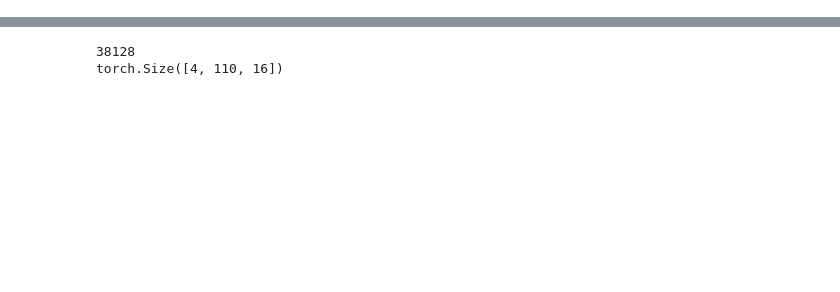
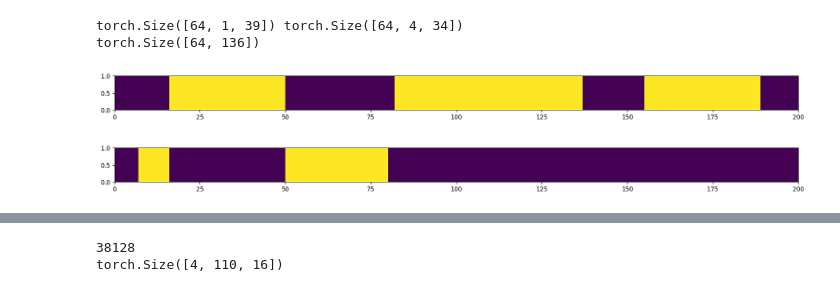
Before and after one commit to eisbetterthanpi/JEPA, a Jupyter notebook: Seq_JEPA.ipynb, the cells around one changed output, grey strips where cells are left out. Cells and saved outputs as stored; diff of their text form; code cells hidden in the pictures; blank space fills up the shorter version.

```diff
--- a/Seq_JEPA.ipynb
+++ b/Seq_JEPA.ipynb
@@ -412,36 +394,50 @@ class MaskCollator(object):
         # --
         collated_masks_enc = [[cm[:min_keep_enc] for cm in cm_list] for cm_list in collated_masks_enc]
         collated_masks_enc = torch.utils.data.default_collate(collated_masks_enc)
         return collated_masks_enc, collated_masks_pred
 
 batch=64
 length=200
 mask_collator = MaskCollator(length=length, enc_mask_scale=(.85, 1.), pred_mask_scale=(.15, .2),
         nenc=1, npred=4, min_keep=4,
         # allow_overlap=True)
         allow_overlap=False)
 
 collated_masks_enc, collated_masks_pred = mask_collator(batch)
 
 context_indices, trg_indices = torch.stack(collated_masks_enc).transpose(0,1), torch.stack(collated_masks_pred).transpose(0,1)
 print(context_indices.shape, trg_indices.shape)
 # print(collated_masks_enc[0])
 # img = torch.ones(200)
 # img[collated_masks_enc[0]] = 0
 # print(img)
 # print(context_indices)
 zero_mask = torch.zeros(batch ,length, device=device)
 zero_mask[torch.arange(batch).unsqueeze(-1), context_indices.squeeze(1)] = 1
-print(zero_mask[0])
+# print(zero_mask[0])
 
 zero_mask = torch.zeros(batch ,length, device=device)
 # zero_mask[torch.arange(batch).unsqueeze(-1), trg_indices[:,0]] = 0
 # trg_indices = torch.unique(trg_indices.flatten(1), dim=1)
 trg_indices = trg_indices.flatten(1).unique(dim=1)
 print(trg_indices.shape)
 zero_mask[torch.arange(batch).unsqueeze(-1), trg_indices] = 1
-# for i in range(4):
-#     zero_mask[torch.arange(batch).unsqueeze(-1), trg_indices[:,i]] = 1
-print(zero_mask[0])
+# print(zero_mask[0])
+
+
+trg_mask = torch.zeros(1 ,200)
+trg_mask[:, trg_indices[:1]] = 1
+ctx_mask = torch.zeros(1 ,200)
+ctx_mask[:, context_indices[:1]] = 1
+plt.rcParams["figure.figsize"] = (20,1)
+plt.pcolormesh(trg_mask)
+plt.show()
+plt.pcolormesh(ctx_mask)
+plt.show()
+# %% [output]
+torch.Size([64, 1, 39]) torch.Size([64, 4, 34])
+torch.Size([64, 136])
+[figure, added]
+[figure, added]
 # %%
 # @title simplex
```
Also changed, not shown: parts of 12 cells of this notebook.
